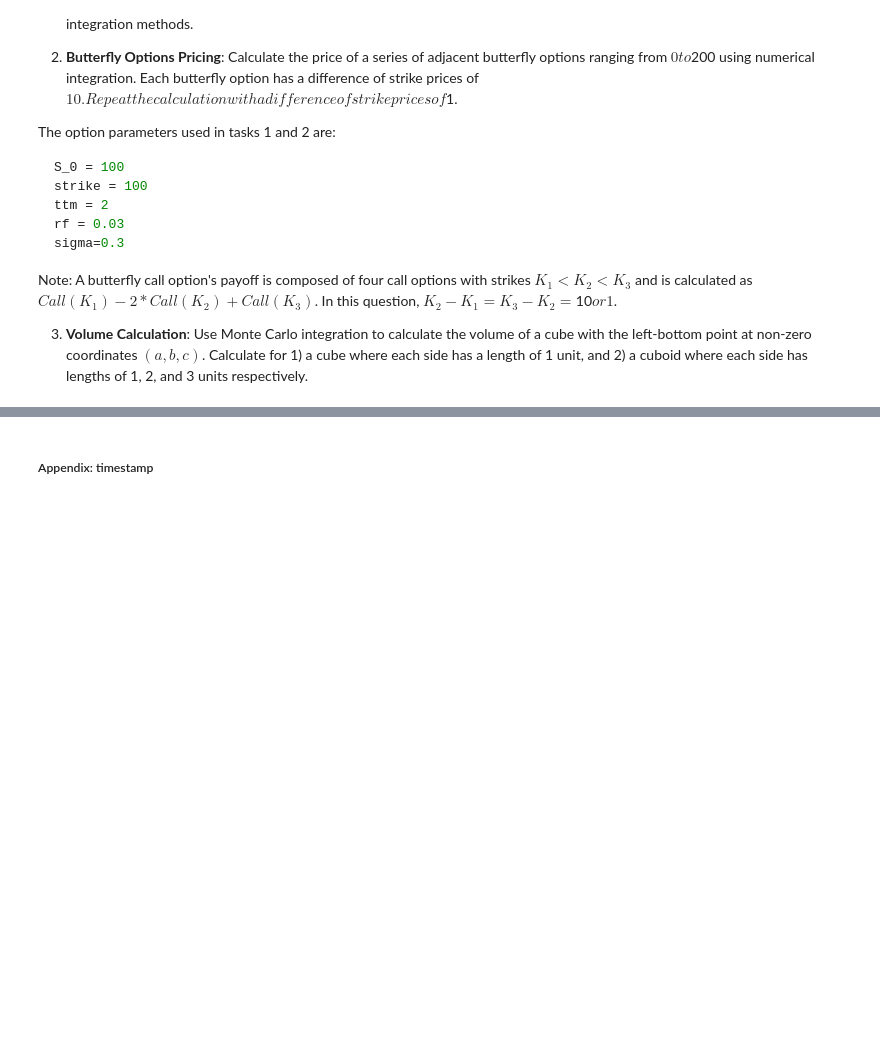
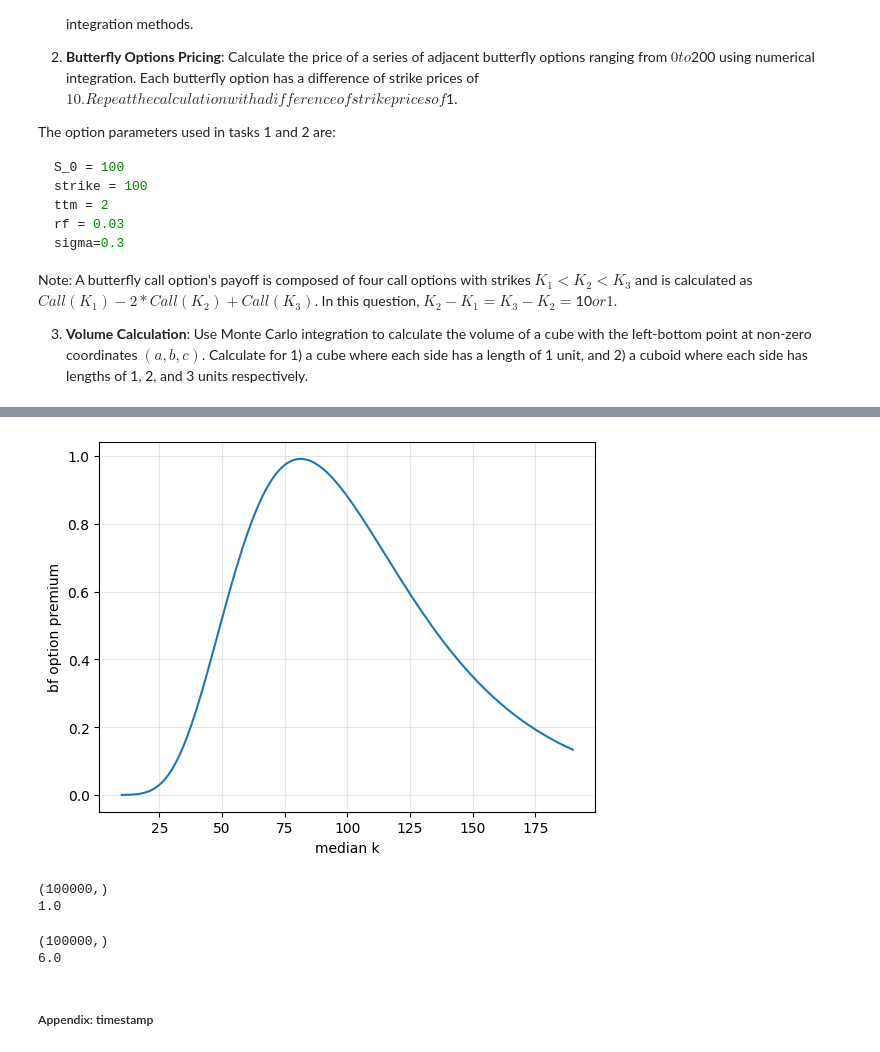
Before and after one commit to laic0022/FN6815-Numeric-Methods-for-Financial-Instrument-Pricing, a Jupyter notebook: week4/nb/FN6815_Lect_08_Pricing_NI.ipynb, the cells around one changed output, grey strips where cells are left out. Saved outputs shown, nothing was run; the diff lists cells and outputs as text; code cells hidden in the pictures; blank space fills up the shorter version.

```diff
--- a/week4/nb/FN6815_Lect_08_Pricing_NI.ipynb
+++ b/week4/nb/FN6815_Lect_08_Pricing_NI.ipynb
@@ -761,3 +849,67 @@ Note: A butterfly call option's payoff is composed of four call options with str
+# %%
+# 2. Butterfly Option Pricing
+def call_payoff(S: npt.ArrayLike, strike: npt.ArrayLike) -> npt.ArrayLike:
+    return np.maximum(S - strike, 0)
+
+def butterfly_option_pricing(S_0, k1, k2, k3, ttm, rf, sigma):
+
+    call_1 = np.exp(-rf * ttm)* spi.quad(integrand(S_0, k1, ttm, rf, sigma, call_payoff), -10, 10)[0]
+    call_2 = np.exp(-rf * ttm)* spi.quad(integrand(S_0, k2, ttm, rf, sigma, call_payoff), -10, 10)[0]
+    call_3 = np.exp(-rf * ttm)* spi.quad(integrand(S_0, k3, ttm, rf, sigma, call_payoff), -10, 10)[0]
+
+    return call_1 - 2 * call_2 + call_3
+k_array = np.linspace(10, 190, 181)
+
+bf_option_prices = []
+for k in k_array:
+    bf_option_prices.append(butterfly_option_pricing(S_0, k - 10, k, k + 10, ttm, rf, sigma))
+
+bf_option_prices = np.array(bf_option_prices)
+
+plt.plot(k_array, bf_option_prices)
+plt.xlabel('median k')
+plt.ylabel('bf option premium')
+plt.grid(alpha = 0.3)
+# %% [output]
+[figure, added]
+# %%
+# 3-d MC integration
+
+a, b, c = 0, 0, 0
+
+def mc_int_3d_cube(func, rg1, rg2, rg3, N=int(1e6)):
+    nr1 = npr.uniform(rg1[0], rg1[1], size=N)
+    nr2 = npr.uniform(rg2[0], rg2[1], size=N)
+    nr3 = npr.uniform(rg3[0], rg3[1], size=N)
+    sums = func(nr1, nr2, nr3)
+    print(sums.shape)
+    res = np.mean(sums) * (rg1[1] - rg1[0]) * (rg2[1] - rg2[0]) * (rg3[1] - rg3[0])
+    # std = np.std(sums) * (rg1[1] - rg1[0]) * (rg2[1] - rg2[0]) / np.sqrt(N)
+    return res
+
+print(mc_int_3d_cube(lambda x, y, z: (x-a)*(y-a)*(z-a) < 1, (a, a+1), (b, b+1), (c, c+1), int(1000 * 100)))
+# %% [output]
+(100000,)
+1.0
+# %%
+# 3-d MC integration
+
+a, b, c = 0, 0, 0
+
+def mc_int_3d_cuboid(func, rg1, rg2, rg3, N=int(1e6)):
+    nr1 = npr.uniform(rg1[0], rg1[1], size=N)
+    nr2 = npr.uniform(rg2[0], rg2[1], size=N)
+    nr3 = npr.uniform(rg3[0], rg3[1], size=N)
+    sums = func(nr1, nr2, nr3)
+    print(sums.shape)
+    res = np.mean(sums) * (rg1[1] - rg1[0]) * (rg2[1] - rg2[0]) * (rg3[1] - rg3[0])
+    # std = np.std(sums) * (rg1[1] - rg1[0]) * (rg2[1] - rg2[0]) / np.sqrt(N)
+    return res
+
+print(mc_int_3d_cuboid(lambda x, y, z: (x-a)*(y-a)*(z-a) < 6, (a, a+1), (b, b+2), (c, c+3), int(1000 * 100)))
+# %% [output]
+(100000,)
+6.0
 # %% [markdown]
 ##### Appendix: timestamp
 # %%
```
Also changed, not shown: parts of 6 cells of this notebook, 6 other files.
